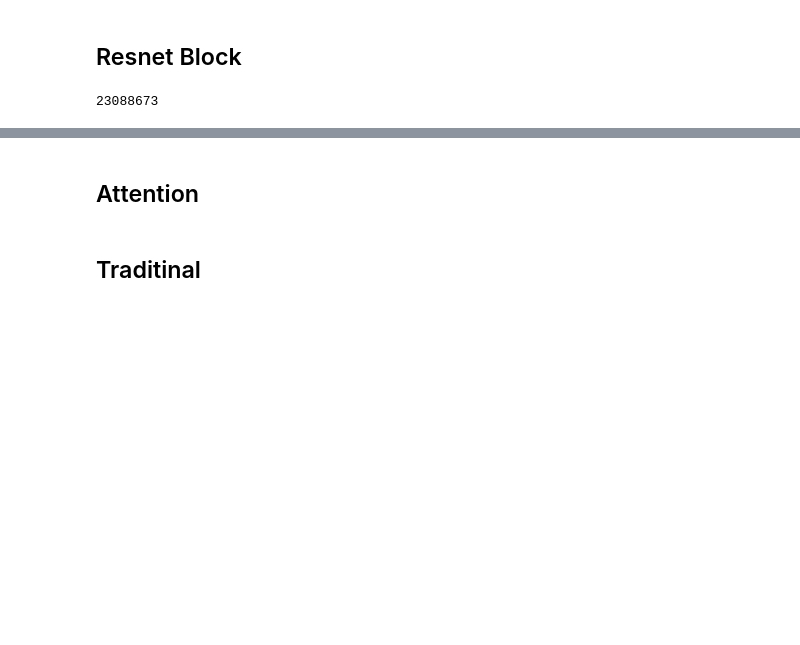
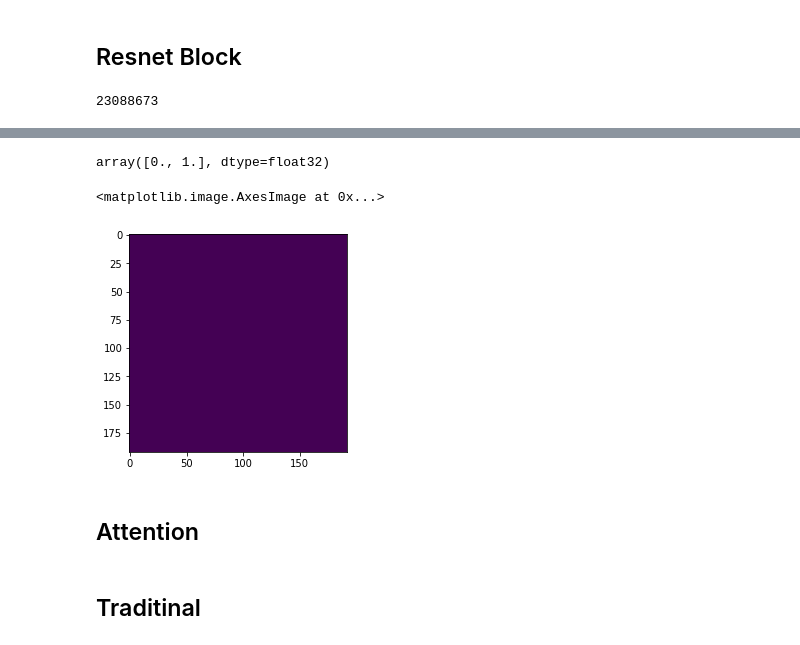
Before and after one commit to qazalmehrban/Medical-Segmentation, a Jupyter notebook: Unet_test.ipynb, the cells around one changed output, grey strips where cells are left out. Drawn from its saved outputs; the diff is of its cells as text; code cells hidden in the pictures; blank space fills up the shorter version.

```diff
--- a/Unet_test.ipynb
+++ b/Unet_test.ipynb
@@ -26,5 +28,2 @@ Mounted at /content/drive
 # %%
 root = '/content/drive/MyDrive/qazal/new_data'
-# %%
-for i in os.walk(root):
-  print(i)
@@ -66,6 +53,6 @@ for en,i in enumerate(os.walk(root)):
 
   segment_list = glob.glob(i[0] + '/' + '*n.*')
   segment_list.sort()
-  seg_add.extend(patients_list[:train_num])
-  val_seg.extend(patients_list[train_num:train_num + val_num])
-  test_seg.extend(patients_list[train_num + val_num:])
+  seg_add.extend(segment_list[:train_num])
+  val_seg.extend(segment_list[train_num:train_num + val_num])
+  test_seg.extend(segment_list[train_num + val_num:])
@@ -170,0 +158,2 @@ fig.tight_layout()
+# %%
+nib.load(seg_add[0]).get_fdata()
@@ -529,3 +587,12 @@ RuntimeError: ignored
+# %%
+np.unique(train_seg_torch)
+# %% [output]
+array([0., 1.], dtype=float32)
+# %%
+plt.imshow(train_seg_torch[34,0])
+# %% [output]
+<matplotlib.image.AxesImage at 0x...>
+[figure, added]
 # %% [markdown]
 ## Attention
 # %%
```
Also changed, not shown: parts of 17 cells of this notebook.
